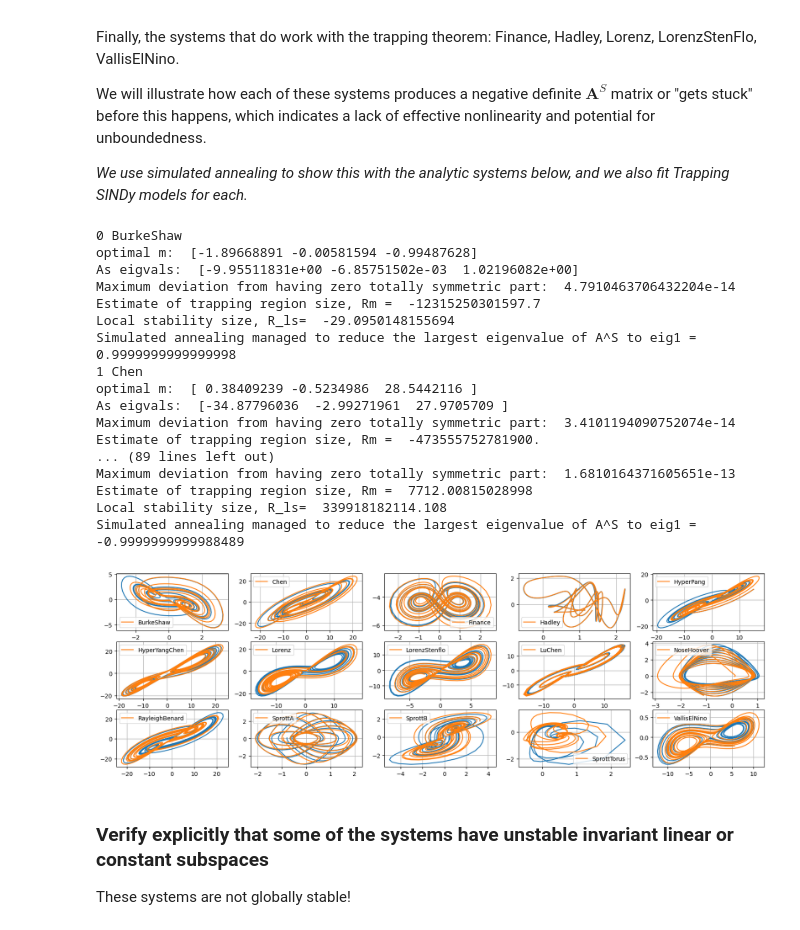
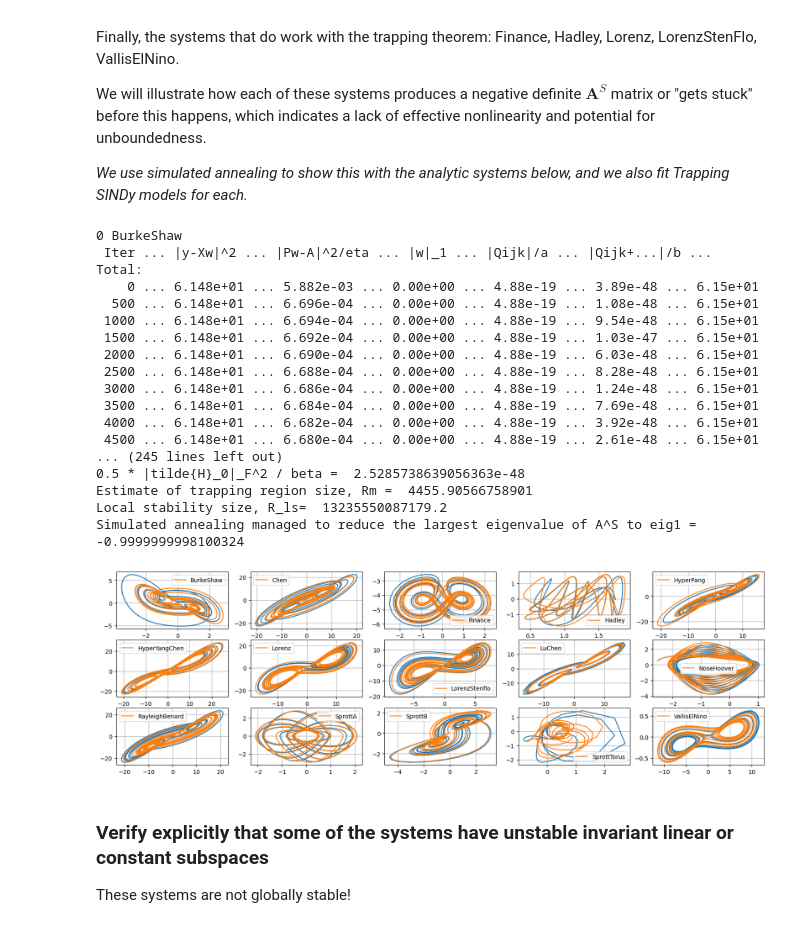
Before and after one commit to dynamicslab/pysindy, a Jupyter notebook: examples/8_trapping_sindy_examples/example_dysts.ipynb, the cells around one changed output. Saved outputs shown, nothing was run; the diff lists cells and outputs as text; code cells hidden in the pictures.

```diff
--- a/examples/8_trapping_sindy_examples/example_dysts.ipynb
+++ b/examples/8_trapping_sindy_examples/example_dysts.ipynb
@@ -195,78 +195,76 @@ for i in range(len(systems_list)):
     x_test = all_sols_test[systems_list[i]][0]
 
     # run trapping SINDy
-    constraint_zeros, constraint_matrix = make_constraints(r)
-    sindy_opt = ps.TrappingSR3(threshold=threshold, eta=eta, alpha_m=alpha_m,
-                               max_iter=max_iter, gamma=-0.1,
-                               constraint_lhs=constraint_matrix,
-                               constraint_rhs=constraint_zeros,
-                               constraint_order="feature",
-                               # verbose=True
-                               )
+    sindy_opt = ps.TrappingSR3(
+        method="global",
+        _n_tgts=r,
+        _include_bias=True,
+        threshold=threshold,
+        eta=eta,
+        alpha_m=alpha_m,
+        max_iter=max_iter,
+        gamma=-0.1,
+        verbose=True,
+    )
     model = ps.SINDy(
         optimizer=sindy_opt,
         feature_library=sindy_library,
     )
-    model.fit(x_train, t=t, quiet=True)
+    model.fit(x_train, t=t)
 
     # Check the model coefficients and integrate it
     Xi = model.coefficients().T
     xdot_test = model.differentiate(x_test, t=t)
     xdot_test_pred = model.predict(x_test)
     x_train_pred = model.simulate(x_train[0, :], t, integrator_kws=integrator_keywords)
     x_test_pred = model.simulate(x_test[0, :], t, integrator_kws=integrator_keywords)
 
     # Plot the integrated trajectories from the model
     plt.subplot(3, 5, i + 1)
     plt.plot(x_test[:, 0], x_test[:, 1])
     plt.plot(x_test_pred[:, 0], x_test_pred[:, 1], label=systems_list[i])
     plt.grid(True)
     plt.legend()
 
     check_local_stability(r, Xi, sindy_opt, 1.0)
-    Xi_true = (true_coefficients[i].T)[:Xi.shape[0], :]
-    if r == 3:
-        Xi_true = Xi_true[reorder1, :]
-    else:
-        Xi_true = Xi_true[reorder2, :]
+    Xi_true = (true_coefficients[i].T)[: Xi.shape[0], :]
 
     # run simulated annealing on the true system to make sure the system is amenable to trapping theorem
     boundvals = np.zeros((r, 2))
     boundvals[:, 0] = boundmin
     boundvals[:, 1] = boundmax
     PL_tensor = sindy_opt.PL_
     PM_tensor = sindy_opt.PM_
     L = np.tensordot(PL_tensor, Xi_true, axes=([3, 2], [0, 1]))
     Q = np.tensordot(PM_tensor, Xi_true, axes=([4, 3], [0, 1]))
-    algo_sol = anneal_algo(obj_function, bounds=boundvals,
-                           args=(L, Q, np.eye(r)),
-                           maxiter=500)
+    algo_sol = anneal_algo(
+        obj_function, bounds=boundvals, args=(L, Q, np.eye(r)), maxiter=500
+    )
     opt_m = algo_sol.x
     opt_energy = algo_sol.fun
-    print('Simulated annealing managed to reduce the largest eigenvalue of A^S to eig1 = ',
-          opt_energy)
-    # print('Optimal m = ', opt_m, '\n')
-
-plt.show()
+    print(
+        "Simulated annealing managed to reduce the largest eigenvalue of A^S to eig1 = ",
+        opt_energy,
+    )
 # %% [output]
 0 BurkeShaw
-optimal m:  [-1.89668891 -0.00581594 -0.99487628]
-As eigvals:  [-9.95511831e+00 -6.85751502e-03  1.02196082e+00]
-Maximum deviation from having zero totally symmetric part:  4.7910463706432204e-14
-Estimate of trapping region size, Rm =  -12315250301597.7
-Local stability size, R_ls=  -29.0950148155694
-Simulated annealing managed to reduce the largest eigenvalue of A^S to eig1 =  0.9999999999999998
-1 Chen
-optimal m:  [ 0.38409239 -0.5234986  28.5442116 ]
-As eigvals:  [-34.87796036  -2.99271961  27.9705709 ]
-Maximum deviation from having zero totally symmetric part:  3.4101194090752074e-14
-Estimate of trapping region size, Rm =  -473555752781900.
-... (89 lines left out)
-Maximum deviation from having zero totally symmetric part:  1.6810164371605651e-13
-Estimate of trapping region size, Rm =  7712.00815028998
-Local stability size, R_ls=  339918182114.108
-Simulated annealing managed to reduce the largest eigenvalue of A^S to eig1 =  -0.9999999999988489
+ Iter ... |y-Xw|^2 ... |Pw-A|^2/eta ... |w|_1 ... |Qijk|/a ... |Qijk+...|/b ...   Total:
+    0 ... 6.148e+01 ... 5.882e-03 ... 0.00e+00 ... 4.88e-19 ... 3.89e-48 ... 6.15e+01
+  500 ... 6.148e+01 ... 6.696e-04 ... 0.00e+00 ... 4.88e-19 ... 1.08e-48 ... 6.15e+01
+ 1000 ... 6.148e+01 ... 6.694e-04 ... 0.00e+00 ... 4.88e-19 ... 9.54e-48 ... 6.15e+01
+ 1500 ... 6.148e+01 ... 6.692e-04 ... 0.00e+00 ... 4.88e-19 ... 1.03e-47 ... 6.15e+01
+ 2000 ... 6.148e+01 ... 6.690e-04 ... 0.00e+00 ... 4.88e-19 ... 6.03e-48 ... 6.15e+01
+ 2500 ... 6.148e+01 ... 6.688e-04 ... 0.00e+00 ... 4.88e-19 ... 8.28e-48 ... 6.15e+01
+ 3000 ... 6.148e+01 ... 6.686e-04 ... 0.00e+00 ... 4.88e-19 ... 1.24e-48 ... 6.15e+01
+ 3500 ... 6.148e+01 ... 6.684e-04 ... 0.00e+00 ... 4.88e-19 ... 7.69e-48 ... 6.15e+01
+ 4000 ... 6.148e+01 ... 6.682e-04 ... 0.00e+00 ... 4.88e-19 ... 3.92e-48 ... 6.15e+01
+ 4500 ... 6.148e+01 ... 6.680e-04 ... 0.00e+00 ... 4.88e-19 ... 2.61e-48 ... 6.15e+01
+... (245 lines left out)
+0.5 * |tilde{H}_0|_F^2 / beta =  2.5285738639056363e-48
+Estimate of trapping region size, Rm =  4455.90566758901
+Local stability size, R_ls=  13235550087179.2
+Simulated annealing managed to reduce the largest eigenvalue of A^S to eig1 =  -0.9999999998100324
-[figure, old version]
+[figure, new version]
 # %% [markdown]
 ### Verify explicitly that some of the systems have unstable invariant linear or constant subspaces
 These systems are not globally stable!
```
Also changed, not shown: parts of 7 cells of this notebook, 4 other files.
